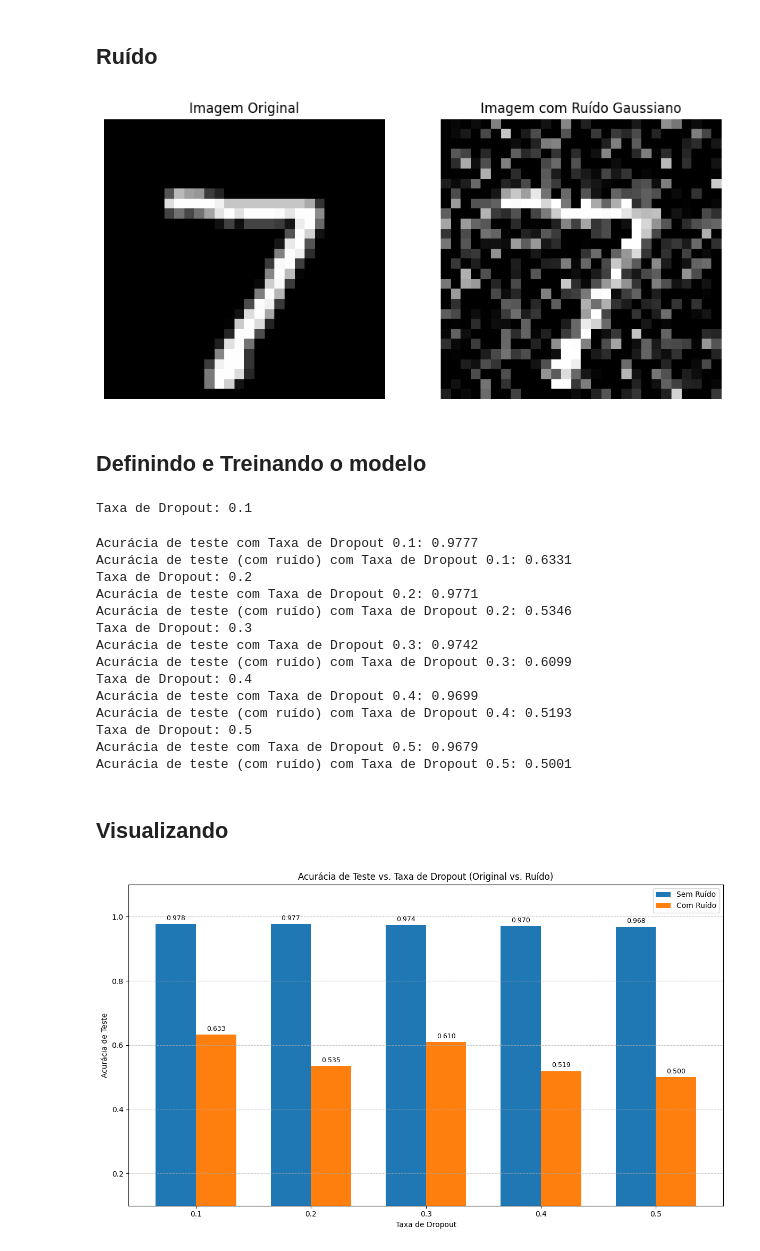
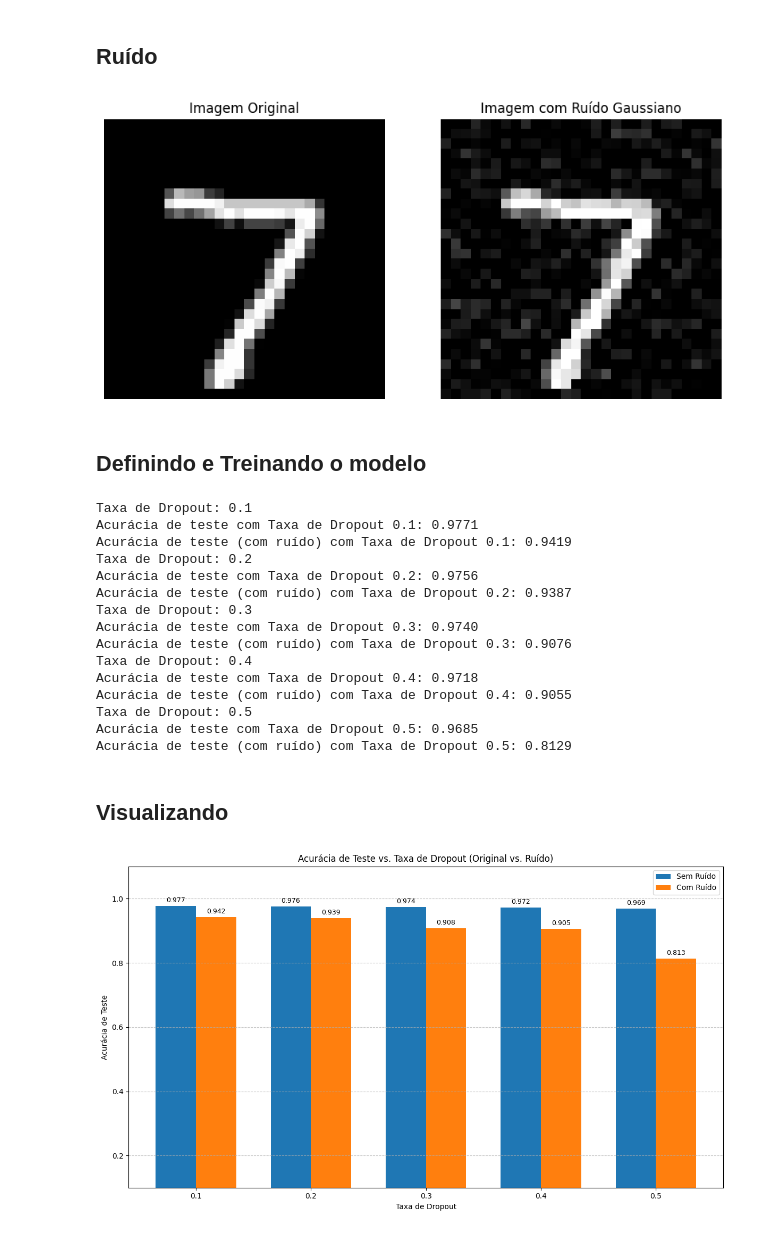
Before and after one commit to GuiHRB/MNIST, a Jupyter notebook: mnist.ipynb, the cells around one changed output. Drawn from its saved outputs; the diff is of its cells as text; code cells hidden in the pictures.

```diff
--- a/mnist.ipynb
+++ b/mnist.ipynb
@@ -25,7 +26,7 @@ def gaussian_noise(img, mean=0., std=0.1):
     noisy_images = np.clip(noisy_images, 0., 1.) ### Aqui os valores do novo array que passam do range 0-1 são corrigidos para seguir a estrutura que definimos anteriormente no MNIST
     return noisy_images
 
-test_img_noisy = gaussian_noise(test_img, std=0.3)
+test_img_noisy = gaussian_noise(test_img)
 
 plt.figure(figsize=(10, 5))
 plt.subplot(1, 2, 1)
@@ -38,7 +39,7 @@ plt.title('Imagem com Ruído Gaussiano')
 plt.axis('off')
 plt.show()
 # %% [output]
-[figure, old version]
+[figure, new version]
 # %% [markdown]
 ## Definindo e Treinando o modelo
 # %%
@@ -46,77 +47,80 @@ dropout = [0.1, 0.2, 0.3, 0.4, 0.5]
 results = {}
 results_noisy = {}
 trained_models = {}
+histories = {}
 
 for rate in dropout:
     print(f"Taxa de Dropout: {rate}")
     model = models.Sequential([
-        layers.Dense(64, activation='relu', input_shape=(28*28,)), ### Todos neurônios conectados aos neurônios da camada anterior. Função de ativação ReLU (Unidade Linear Retificada). Retorna o próprio valor de entrada se for positivo, e zero caso contrário
+        layers.Input(shape=(28*28,)),
+        layers.Dense(64, activation='relu'), ### Todos neurônios conectados aos neurônios da camada anterior. Função de ativação ReLU (Unidade Linear Retificada). Retorna o próprio valor de entrada se for positivo, e zero caso contrário
         layers.Dropout(rate), ### Durante o treinamento, ela desativa aleatoriamente uma fração dos neurônios de entrada para esta camada
         layers.Dense(10, activation='softmax') ### Converte saídas brutas dos neurônios em uma distribuição de probabilidade sobre as 10 classes
     ])
 
-    model.compile(optimizer='adam', loss='categorical_crossentropy', metrics=['accuracy'])
+    model.compile(optimizer=optimizers.Adam(learning_rate=0.001), loss='categorical_crossentropy', metrics=['accuracy'])
 
-    history = model.fit(train_img, train_lbs, epochs=20, batch_size=128, verbose=0, validation_data=(test_img, test_lbs))
+    history = model.fit(train_img, train_lbs, epochs=100, batch_size=128, verbose=0, validation_data=(test_img, test_lbs))
+    histories[rate] = history.history
 
     test_loss, test_acc = model.evaluate(test_img, test_lbs, verbose=0)
     print(f'Acurácia de teste com Taxa de Dropout {rate}: {test_acc:.4f}')
-    results[rate] = test_acc
+    results[rate] = {'accuracy' : test_acc, 'loss':test_loss}
 
     test_loss_noisy, test_acc_noisy = model.evaluate(test_img_noisy, test_lbs, verbose=0)
     print(f'Acurácia de teste (com ruído) com Taxa de Dropout {rate}: {test_acc_noisy:.4f}')
-    results_noisy[rate] = test_acc_noisy
+    results_noisy[rate] = {'accuracy' : test_acc_noisy, 'loss':test_loss_noisy}
 
     trained_models[rate] = model
 # %% [output]
 Taxa de Dropout: 0.1
+Acurácia de teste com Taxa de Dropout 0.1: 0.9771
+Acurácia de teste (com ruído) com Taxa de Dropout 0.1: 0.9419
+Taxa de Dropout: 0.2
+Acurácia de teste com Taxa de Dropout 0.2: 0.9756
+Acurácia de teste (com ruído) com Taxa de Dropout 0.2: 0.9387
+Taxa de Dropout: 0.3
+Acurácia de teste com Taxa de Dropout 0.3: 0.9740
+Acurácia de teste (com ruído) com Taxa de Dropout 0.3: 0.9076
+Taxa de Dropout: 0.4
+Acurácia de teste com Taxa de Dropout 0.4: 0.9718
+Acurácia de teste (com ruído) com Taxa de Dropout 0.4: 0.9055
+Taxa de Dropout: 0.5
+Acurácia de teste com Taxa de Dropout 0.5: 0.9685
+Acurácia de teste (com ruído) com Taxa de Dropout 0.5: 0.8129
-Acurácia de teste com Taxa de Dropout 0.1: 0.9777
-Acurácia de teste (com ruído) com Taxa de Dropout 0.1: 0.6331
-Taxa de Dropout: 0.2
-Acurácia de teste com Taxa de Dropout 0.2: 0.9771
-Acurácia de teste (com ruído) com Taxa de Dropout 0.2: 0.5346
-Taxa de Dropout: 0.3
-Acurácia de teste com Taxa de Dropout 0.3: 0.9742
-Acurácia de teste (com ruído) com Taxa de Dropout 0.3: 0.6099
-Taxa de Dropout: 0.4
-Acurácia de teste com Taxa de Dropout 0.4: 0.9699
-Acurácia de teste (com ruído) com Taxa de Dropout 0.4: 0.5193
-Taxa de Dropout: 0.5
-Acurácia de teste com Taxa de Dropout 0.5: 0.9679
-Acurácia de teste (com ruído) com Taxa de Dropout 0.5: 0.5001
 # %% [markdown]
 ## Visualizando
 # %%
 dropout_rates = list(results.keys())
-accuracies_original = list(results.values())
-accuracies_noisy = list(results_noisy.values())
+accuracies_original = [v['accuracy'] for v in results.values()]
+accuracies_noisy = [v['accuracy'] for v in results_noisy.values()]
 
 x = np.arange(len(dropout_rates))
 width = 0.35
 
 fig, ax = plt.subplots(figsize=(12, 7))
 rects1 = ax.bar(x - width/2, accuracies_original, width, label='Sem Ruído')
 rects2 = ax.bar(x + width/2, accuracies_noisy, width, label='Com Ruído')
 
 ax.set_xlabel('Taxa de Dropout')
 ax.set_ylabel('Acurácia de Teste')
 ax.set_title('Acurácia de Teste vs. Taxa de Dropout (Original vs. Ruído)')
 ax.set_xticks(x)
 ax.set_xticklabels([str(r) for r in dropout_rates])
 ax.set_ylim(0.1, 1.1)
 ax.legend()
 ax.grid(axis='y', linestyle='--', alpha=0.7)
 
 
 for rect in rects1 + rects2:
     height = rect.get_height()
     ax.annotate(f'{height:.3f}',
                 xy=(rect.get_x() + rect.get_width() / 2, height),
                 xytext=(0, 3),
                 textcoords="offset points",
                 ha='center', va='bottom', fontsize=9)
 
 fig.tight_layout()
 plt.show()
 # %% [output]
-[figure, old version]
+[figure, new version]
```
Also changed, not shown: parts of 8 cells of this notebook.
